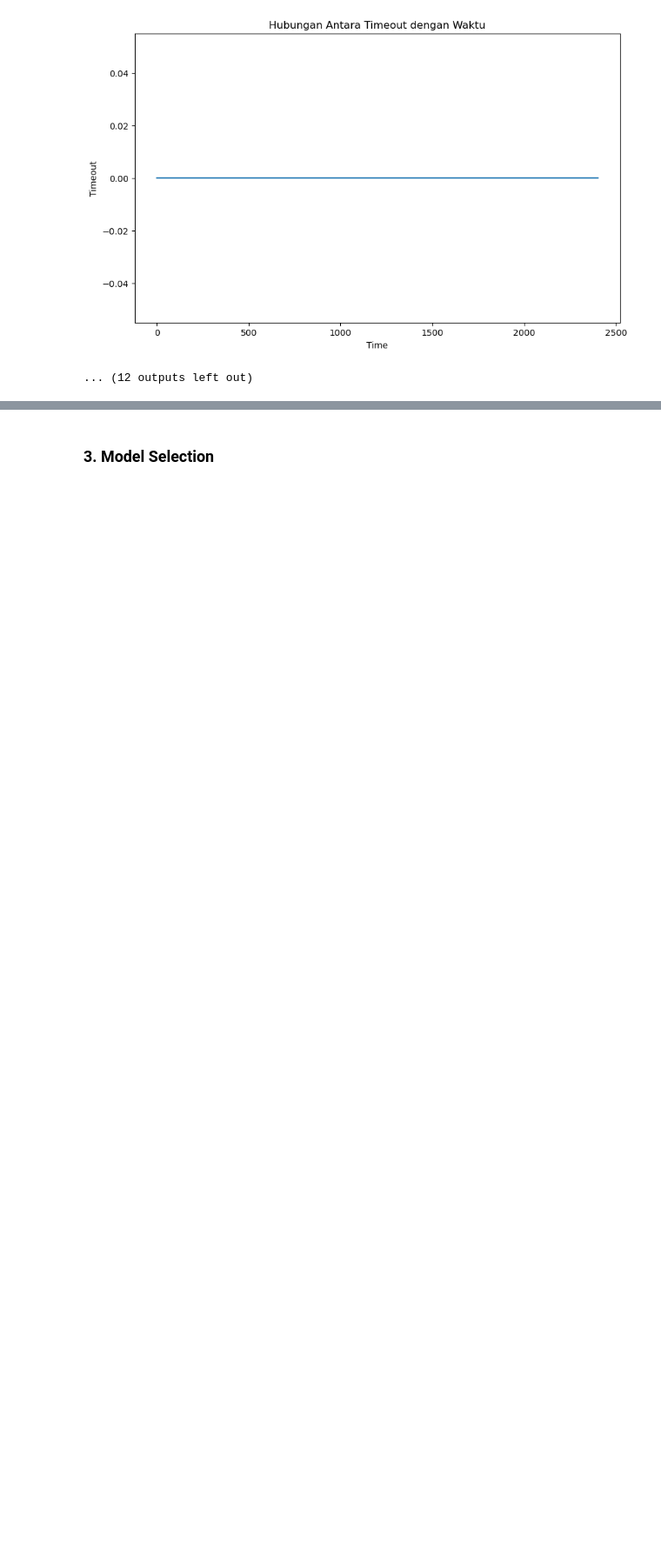
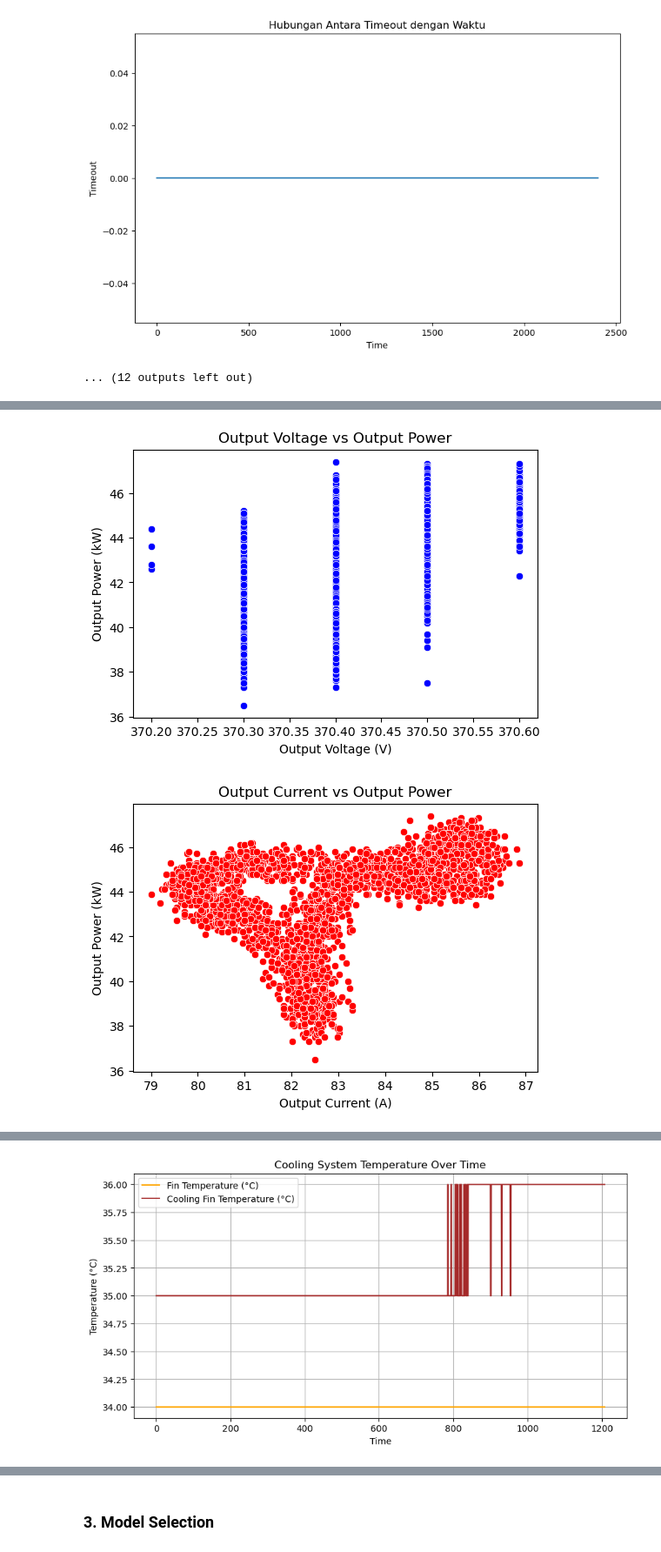
Before and after one commit to zen87-byte/3-phase-motor-analysis-using-artificial-intelligence, a Jupyter notebook: main.ipynb, the cells around one changed output, grey strips where cells are left out. Shown at 87% size. Saved outputs shown, nothing was run; the diff lists cells and outputs as text; code cells hidden in the pictures; blank space fills up the shorter version.

```diff
--- a/main.ipynb
+++ b/main.ipynb
@@ -204,0 +203,60 @@ plt.show()
+# %%
+# 1. Scatter Plot: Output Voltage vs Output Power
+plt.figure(figsize=(6, 4))
+sns.scatterplot(x=df["Output Voltage"], y=df["Output Power"], color="blue")
+plt.xlabel("Output Voltage (V)")
+plt.ylabel("Output Power (kW)")
+plt.title("Output Voltage vs Output Power")
+plt.show()
+
+# 2. Scatter Plot: Output Current vs Output Power
+plt.figure(figsize=(6, 4))
+sns.scatterplot(x=df["Output Current"], y=df["Output Power"], color="red")
+plt.xlabel("Output Current (A)")
+plt.ylabel("Output Power (kW)")
+plt.title("Output Current vs Output Power")
+plt.show()
+
+# 3. Histogram Distribusi Data
+fig, axes = plt.subplots(2, 2, figsize=(12, 8))
+sns.histplot(df["Output Frequency"], bins=30, kde=True, ax=axes[0, 0], color="blue")
+axes[0, 0].set_title("Distribution of Output Frequency")
+
+sns.histplot(df["Output Voltage"], bins=30, kde=True, ax=axes[0, 1], color="green")
+axes[0, 1].set_title("Distribution of Output Voltage")
+
+sns.histplot(df["Output Current"], bins=30, kde=True, ax=axes[1, 0], color="red")
+axes[1, 0].set_title("Distribution of Output Current")
+
+sns.histplot(df["Output Power"], bins=30, kde=True, ax=axes[1, 1], color="purple")
+axes[1, 1].set_title("Distribution of Output Power")
+
+plt.tight_layout()
+plt.show()
+
+# 4. Analisis Suhu Pendingin terhadap Waktu
+plt.figure(figsize=(10, 5))
+plt.plot(df["Time"], df["Fin Temperature"], label="Fin Temperature (°C)", color="orange")
+plt.plot(df["Time"], df["Cooling Fin Temperature"], label="Cooling Fin Temperature (°C)", color="brown")
+plt.xlabel("Time")
+plt.ylabel("Temperature (°C)")
+plt.title("Cooling System Temperature Over Time")
+plt.legend()
+plt.grid()
+plt.show()
+
+# 5. Analisis Fault (Kesalahan) terhadap Waktu
+plt.figure(figsize=(10, 5))
+plt.plot(df["Time"], df["Minor Fault"], label="Minor Fault", color="cyan")
+plt.plot(df["Time"], df["Major Fault"], label="Major Fault", color="magenta")
+plt.plot(df["Time"], df["Fault Output"], label="Fault Output", color="black")
+
+plt.xlabel("Time")
+plt.ylabel("Fault Status")
+plt.title("Fault Detection Over Time")
+plt.legend()
+plt.grid()
+plt.show()
+# %% [output]
+[figure, added]
+[figure, added]
@@ -204,0 +264 @@ plt.show()
+[figure, added]
```
Also changed, not shown: parts of 24 cells of this notebook.
